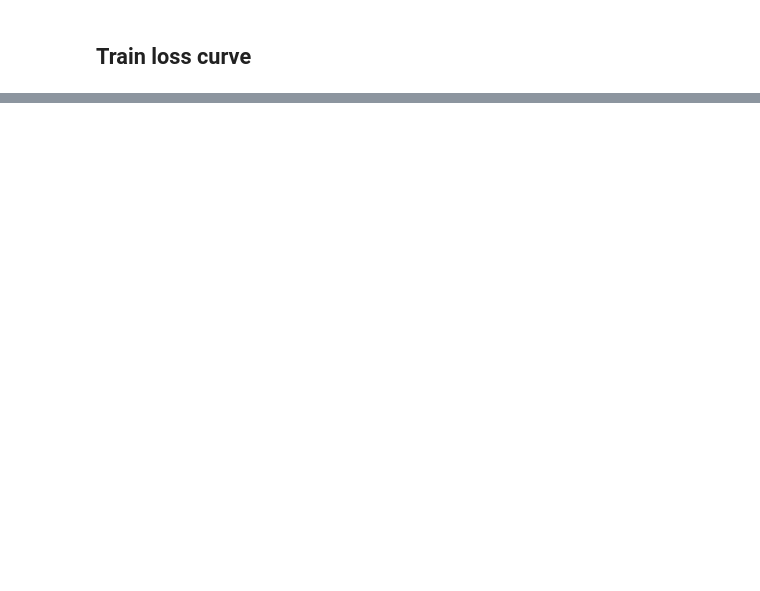
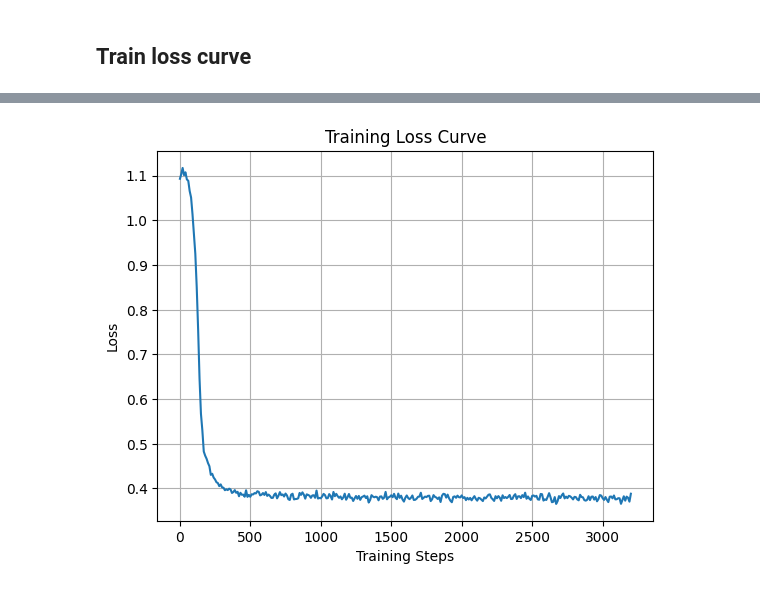
Before and after one commit to chriss006/CaseStudy, a Jupyter notebook: notebooks/llama7b-new.ipynb, the cells around one changed output, grey strips where cells are left out. Drawn from its saved outputs; the diff is of its cells as text; code cells hidden in the pictures; blank space fills up the shorter version.

Commit message:
Kaggle Notebook | llama7b_new | Version 2

```diff
--- a/notebooks/llama7b-new.ipynb
+++ b/notebooks/llama7b-new.ipynb
@@ -106,27 +130,29 @@ You are using the default legacy behaviour of the <class 'transformers.models.ll
 # %%
 import json
 import matplotlib.pyplot as plt
 
 # Path to trainer_state.json
-path = "/kaggle/working/CaseStudy/outputs/llama7b/stage1/v1/checkpoint-2700/trainer_state.json"
+path = "/kaggle/working/CaseStudy/outputs/llama7b/stage1/v1/checkpoint-3200/trainer_state.json"
 
 with open(path) as f:
     data = json.load(f)
 
 log_history = data["log_history"]
 
 steps = []
 losses = []
 
 for entry in log_history:
     if "loss" in entry:
         steps.append(entry["step"])
         losses.append(entry["loss"])
 
 plt.figure()
 plt.plot(steps, losses)
 plt.xlabel("Training Steps")
 plt.ylabel("Loss")
 plt.title("Training Loss Curve")
 plt.grid(True)
 plt.show()
+# %% [output]
+[figure, added]
```
Also changed, not shown: parts of 3 cells of this notebook.
